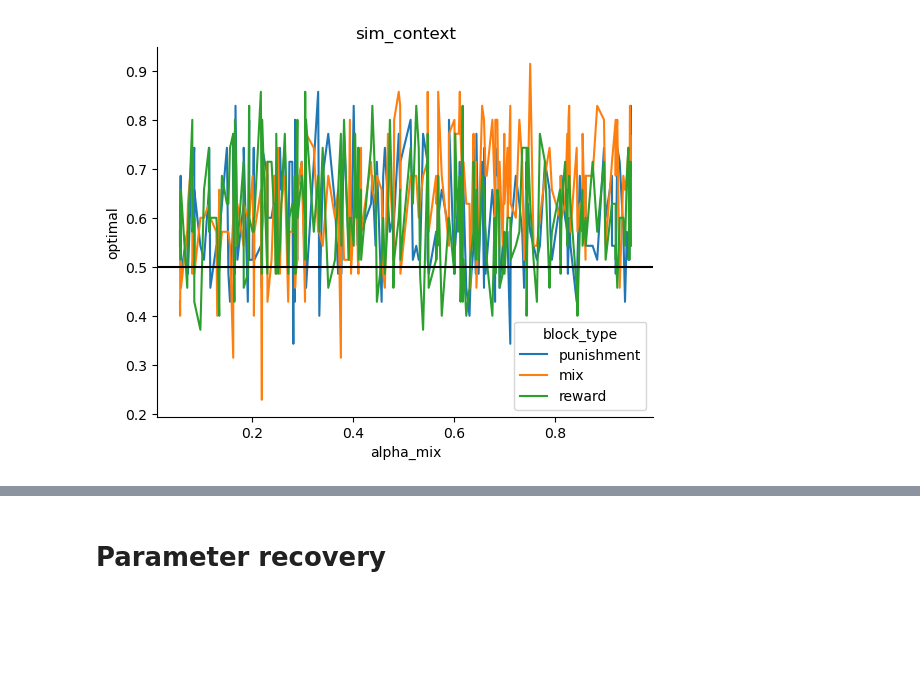
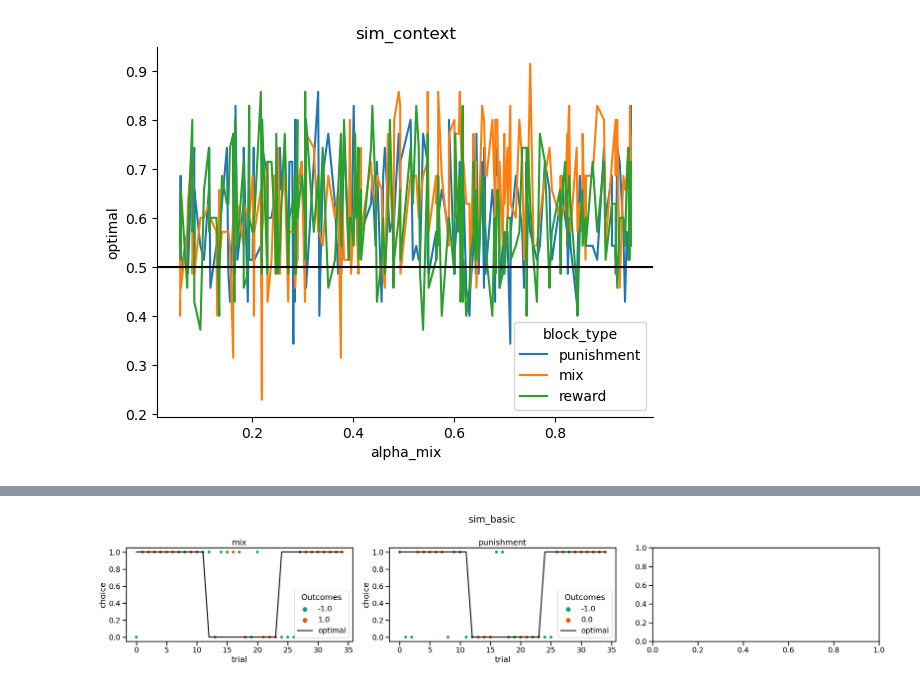
Before and after one commit to fuqixiu/pyEM, a Jupyter notebook: examples/RW_simulation.ipynb, the cells around one changed output, grey strips where cells are left out. Saved outputs shown, nothing was run; the diff lists cells and outputs as text; code cells hidden in the pictures; blank space fills up the shorter version.

Commit message:
LME added for model fit and simulation

```diff
--- a/examples/RW_simulation.ipynb
+++ b/examples/RW_simulation.ipynb
@@ -236,2 +239,36 @@ plt.legend()
-# %% [markdown]
-# Parameter recovery
+# %%
+# plot outcome as scatter across blocks
+def plot_outcome_scatter(sim_df):
+    fig, ax = plt.subplots(1, 3, figsize=(25, 5))
+
+    # Step 1: Define a consistent palette for outcomes
+    outcome_palette = sns.color_palette('Dark2', n_colors=len(sim_df['outcomes'].unique()))
+
+    for i, b in enumerate(sim_df['block_type'].unique()):
+        df_block = sim_df[sim_df.block_type == b]
+
+        # Step 2: Use the same palette across all blocks
+        sns.scatterplot(data=df_block, x='trial', y='choices', hue='outcomes',
+                        ax=ax[i], palette=outcome_palette, s=50)
+
+        # Step 3: Plot the optimal action without interfering with the hue legend
+        sns.lineplot(data=df_block, x='trial', y='opt_act', legend=False,
+                     label='optimal', color='black', ax=ax[i])
+
+        # Step 4: Customize the subplot
+        ax[i].set_title(b)
+        ax[i].set_xlabel('trial')
+        ax[i].set_ylabel('choice')
+
+        # Step 5: Add legend for scatterplot (keep it per axis)
+        ax[i].legend(loc='best', title='Outcomes')
+
+    plt.suptitle(sim_df['model'][0])
+    plt.tight_layout()
+    plt.show()
+# %%
+# pick 1 subject to visualize
+sub1 = matching_reversal[matching_reversal['subject']==0]
+plot_outcome_scatter(matching_reversal)
+# %% [output]
+[figure, added]
```
Also changed, not shown: parts of 7 cells of this notebook, 2 other files.
